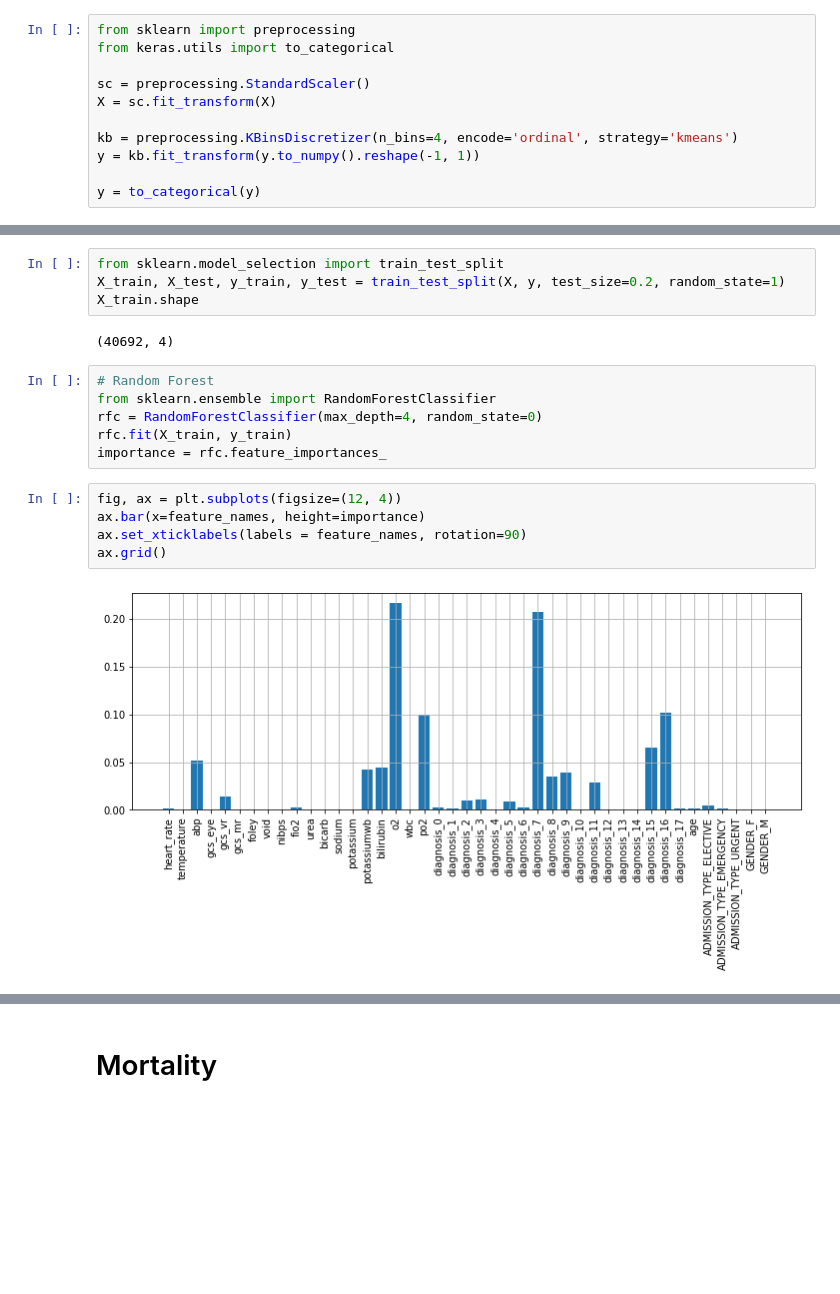
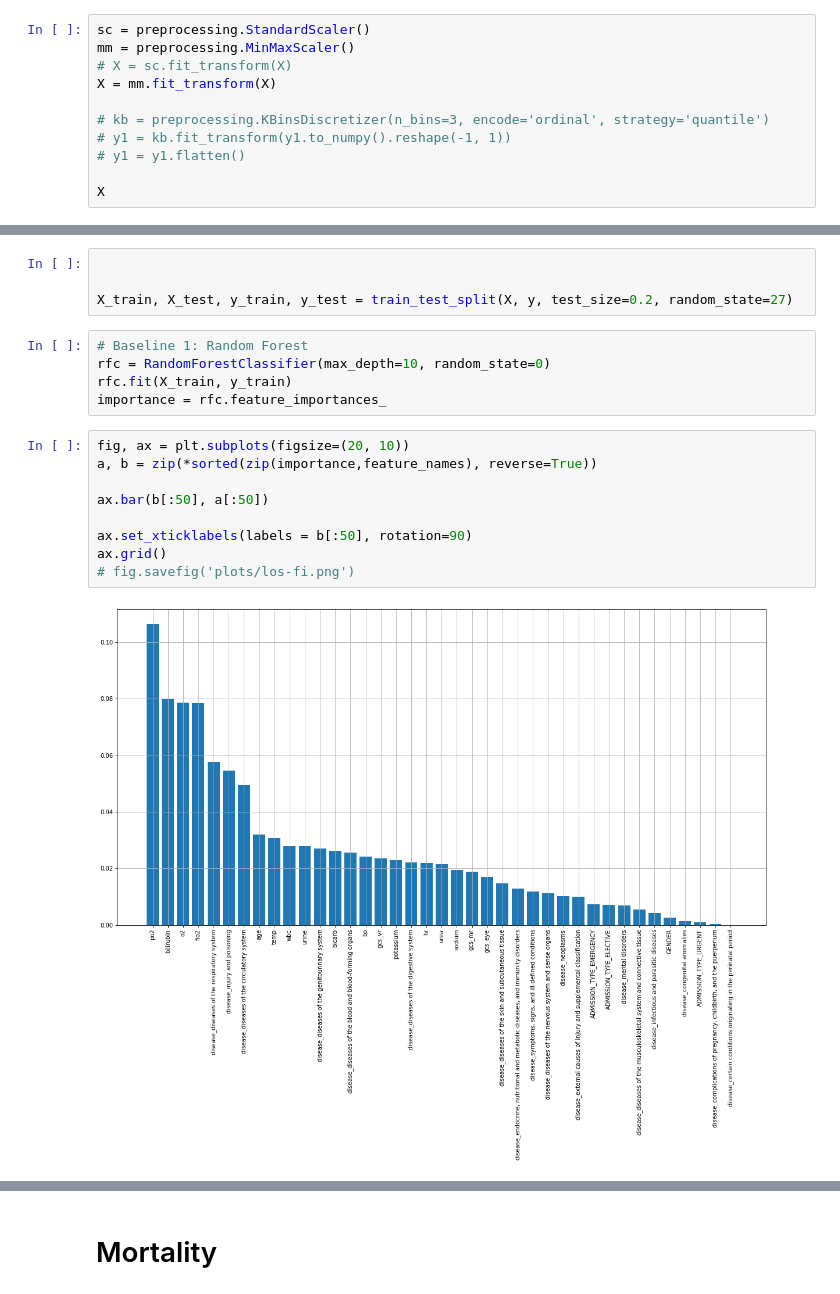
Before and after one commit to RachaelDing/733MIMIC_analysis, a Jupyter notebook: NN.ipynb, the cells around one changed output, grey strips where cells are left out. Saved outputs shown, nothing was run; the diff lists cells and outputs as text; blank space fills up the shorter version.

```diff
--- a/NN.ipynb
+++ b/NN.ipynb
@@ -22,11 +133,11 @@ feature_names = X.columns.values.tolist()
 # %%
-from sklearn import preprocessing
-from keras.utils import to_categorical
+sc = preprocessing.StandardScaler()
+mm = preprocessing.MinMaxScaler()
+# X = sc.fit_transform(X)
+X = mm.fit_transform(X)
 
-sc = preprocessing.StandardScaler()
-X = sc.fit_transform(X)
+# kb = preprocessing.KBinsDiscretizer(n_bins=3, encode='ordinal', strategy='quantile')
+# y1 = kb.fit_transform(y1.to_numpy().reshape(-1, 1))
+# y1 = y1.flatten()
 
-kb = preprocessing.KBinsDiscretizer(n_bins=4, encode='ordinal', strategy='kmeans')
-y = kb.fit_transform(y.to_numpy().reshape(-1, 1))
-
-y = to_categorical(y)
+X
@@ -33,22 +172,23 @@ y = to_categorical(y)
 # %%
-from sklearn.model_selection import train_test_split
-X_train, X_test, y_train, y_test = train_test_split(X, y, test_size=0.2, random_state=1)
-X_train.shape
+
+
+X_train, X_test, y_train, y_test = train_test_split(X, y, test_size=0.2, random_state=27)
-# %% [output]
-(40692, 4)
 # %%
-# Random Forest
-from sklearn.ensemble import RandomForestClassifier
-rfc = RandomForestClassifier(max_depth=4, random_state=0)
+# Baseline 1: Random Forest
+rfc = RandomForestClassifier(max_depth=10, random_state=0)
 rfc.fit(X_train, y_train)
 importance = rfc.feature_importances_
 # %%
-fig, ax = plt.subplots(figsize=(12, 4))
-ax.bar(x=feature_names, height=importance)
-ax.set_xticklabels(labels = feature_names, rotation=90)
+fig, ax = plt.subplots(figsize=(20, 10))
+a, b = zip(*sorted(zip(importance,feature_names), reverse=True))
+
+ax.bar(b[:50], a[:50])
+
+ax.set_xticklabels(labels = b[:50], rotation=90)
 ax.grid()
+# fig.savefig('plots/los-fi.png')
 # %% [output]
-[figure, old version]
+[figure, new version]
 # %%
 rf_score1 = rfc.score(X_test, y_test)
 rf_score2 = rfc.score(X_train, y_train)
```
Also changed, not shown: parts of 41 cells of this notebook, 1 other file.
